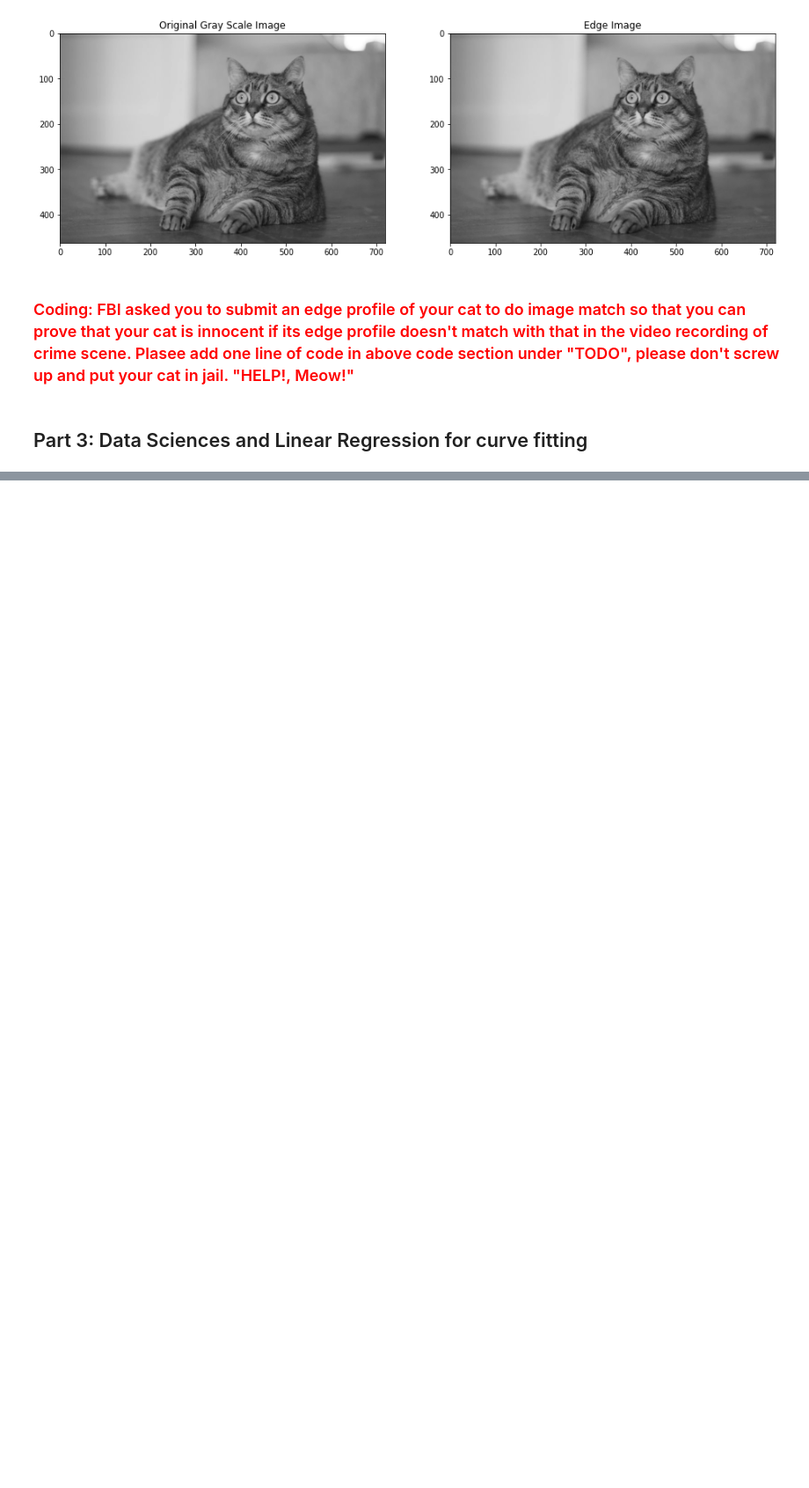
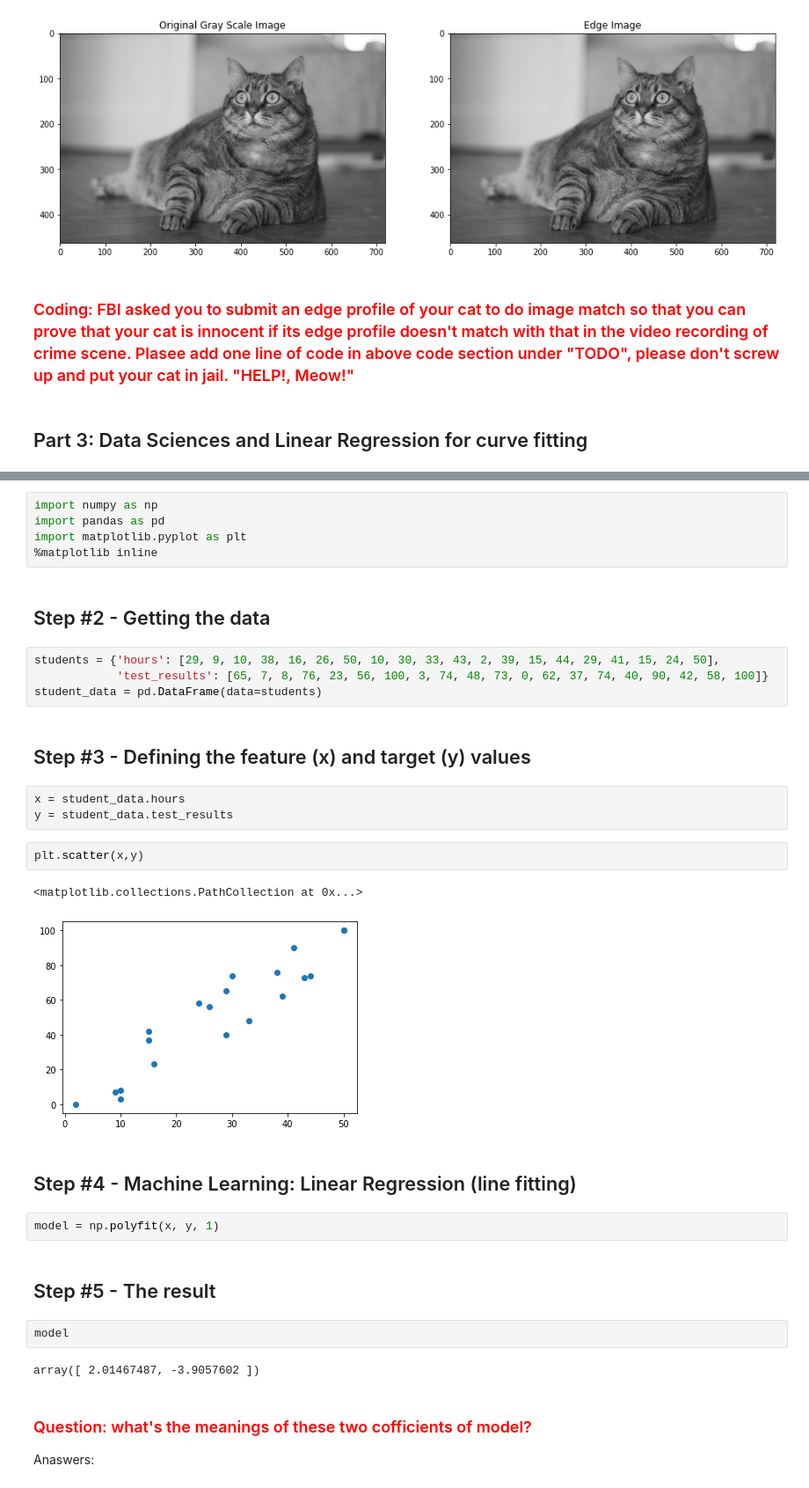
Before and after one commit to chuanqichen/AI_is_Math, a Jupyter notebook: midterm/mid_term.ipynb, the cells around one changed output, grey strips where cells are left out. Shown at 88% size. Cells and saved outputs as stored; diff of their text form; blank space fills up the shorter version.

```diff
--- a/midterm/mid_term.ipynb
+++ b/midterm/mid_term.ipynb
@@ -297,0 +300,36 @@ plt.show()
+# %%
+import numpy as np
+import pandas as pd
+import matplotlib.pyplot as plt
+%matplotlib inline
+# %% [markdown]
+## Step \#2 - Getting the data
+# %%
+students = {'hours': [29, 9, 10, 38, 16, 26, 50, 10, 30, 33, 43, 2, 39, 15, 44, 29, 41, 15, 24, 50],
+            'test_results': [65, 7, 8, 76, 23, 56, 100, 3, 74, 48, 73, 0, 62, 37, 74, 40, 90, 42, 58, 100]}
+student_data = pd.DataFrame(data=students)
+# %% [markdown]
+## Step \#3 - Defining the feature (x) and target (y) values
+# %%
+x = student_data.hours
+y = student_data.test_results
+# %%
+plt.scatter(x,y)
+# %% [output]
+<matplotlib.collections.PathCollection at 0x...>
+[figure, added]
+# %% [markdown]
+## Step \#4 - Machine Learning: Linear Regression (line fitting)
+# %%
+model = np.polyfit(x, y, 1)
+# %% [markdown]
+##  Step \#5 - The result
+# %%
+model
+# %% [output]
+array([ 2.01467487, -3.9057602 ])
+# %% [markdown]
+### <font color='red'>Question: what's the meanings of these two cofficients of model? </font>
+
+
+Anaswers:
```
Also changed, not shown: parts of 9 cells of this notebook.
